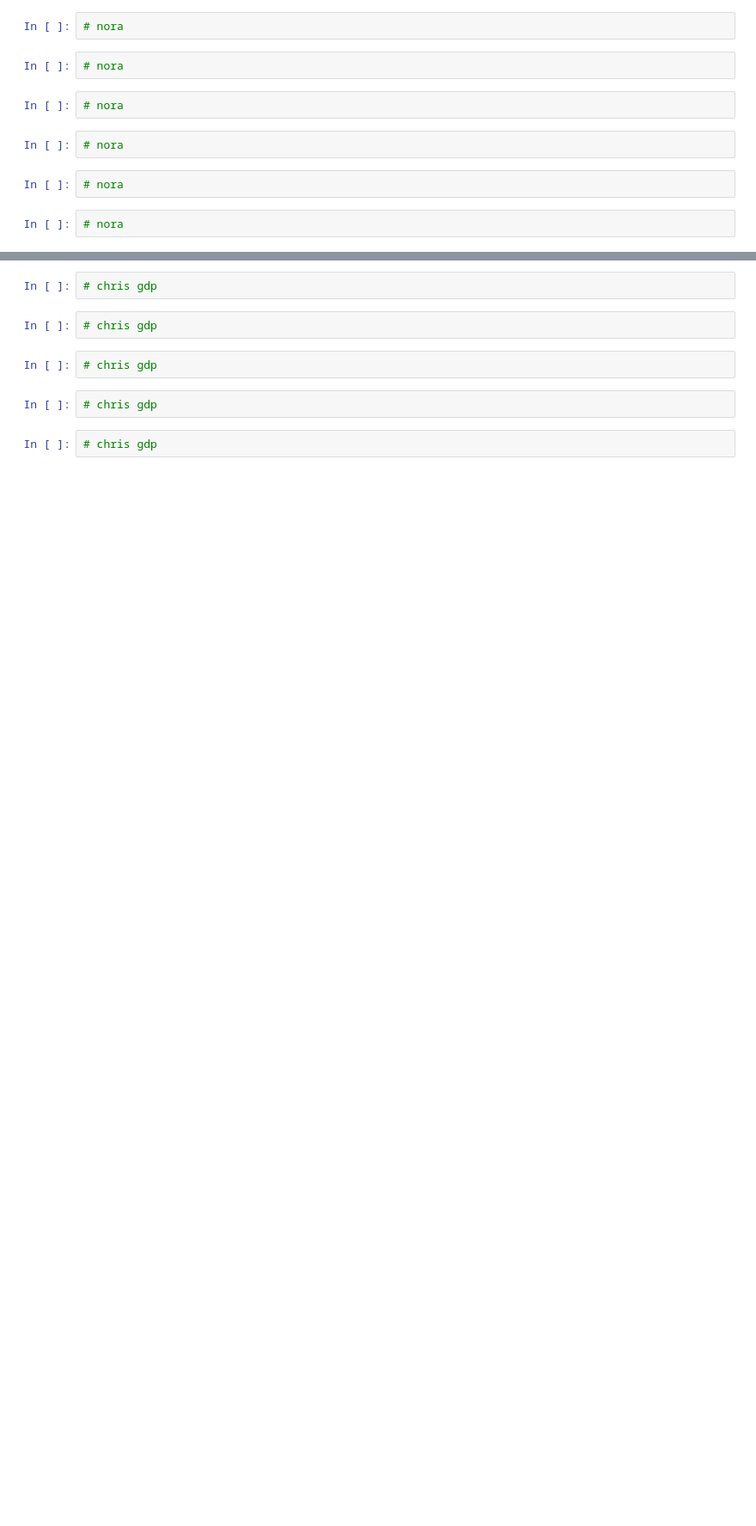
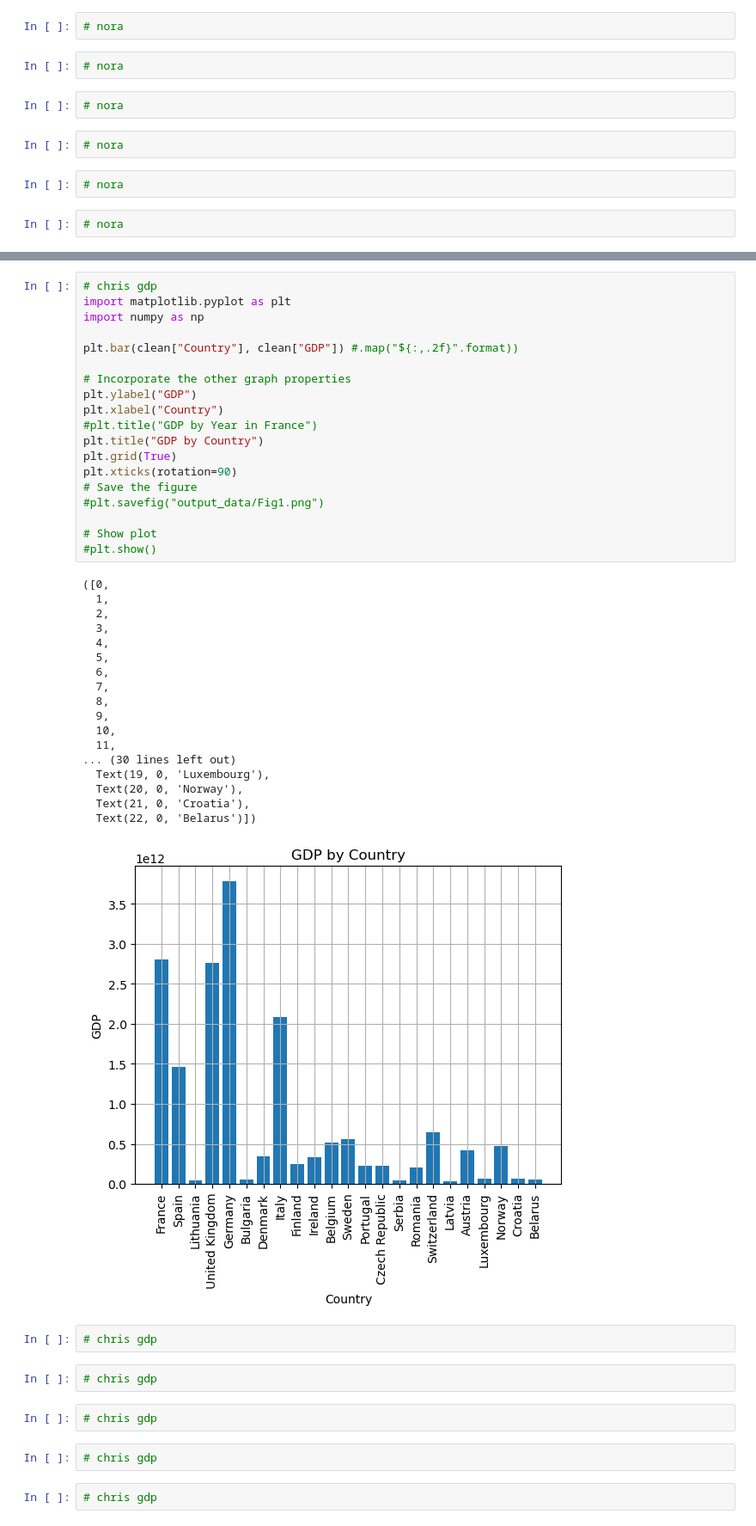
Before and after one commit to zhou0366/UMN_BootCamp_Project1_Group2, a Jupyter notebook: analysis.ipynb, the cells around one changed output, grey strips where cells are left out. Shown at 86% size. Saved outputs shown, nothing was run; the diff lists cells and outputs as text; blank space fills up the shorter version.

Commit message:
GDP vs. Country bar graph, we decided against vs. Year because its the same every year for France

```diff
--- a/analysis.ipynb
+++ b/analysis.ipynb
@@ -59,3 +89,41 @@ france_bodies = france_water.groupby('Water Body ID').count()
+# %%
+# chris gdp
+import matplotlib.pyplot as plt
+import numpy as np
+
+plt.bar(clean["Country"], clean["GDP"]) #.map("${:,.2f}".format))
+
+# Incorporate the other graph properties
+plt.ylabel("GDP")
+plt.xlabel("Country")
+#plt.title("GDP by Year in France")
+plt.title("GDP by Country")
+plt.grid(True)
+plt.xticks(rotation=90)
+# Save the figure
+#plt.savefig("output_data/Fig1.png")
+
+# Show plot
+#plt.show()
+# %% [output]
+([0,
+  1,
+  2,
+  3,
+  4,
+  5,
+  6,
+  7,
+  8,
+  9,
+  10,
+  11,
+... (30 lines left out)
+  Text(19, 0, 'Luxembourg'),
+  Text(20, 0, 'Norway'),
+  Text(21, 0, 'Croatia'),
+  Text(22, 0, 'Belarus')])
+[figure, added]
 # %%
 # chris gdp
 # %%
```
Also changed, not shown: parts of 6 cells of this notebook.
